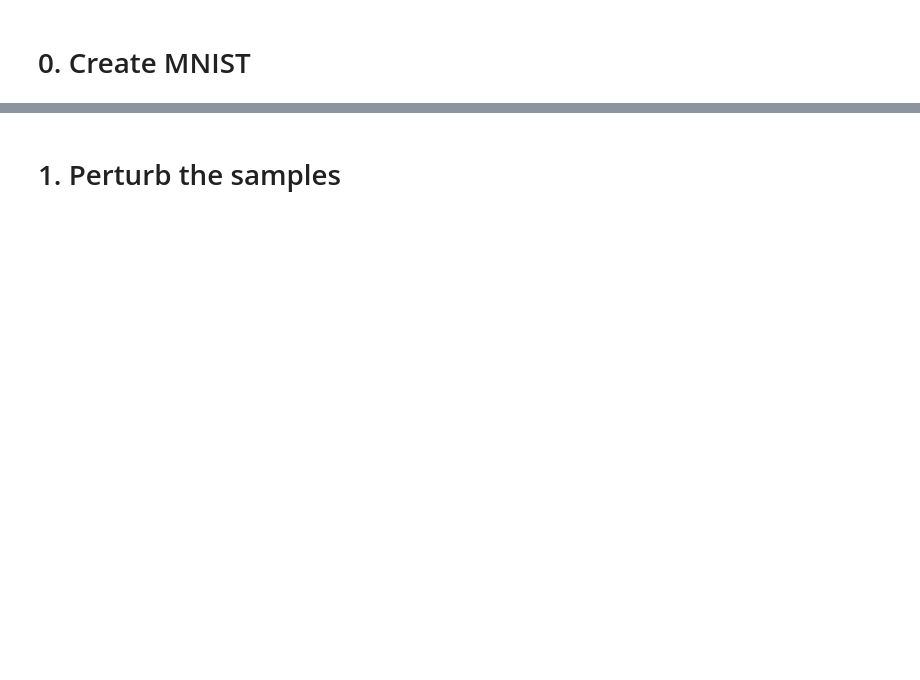
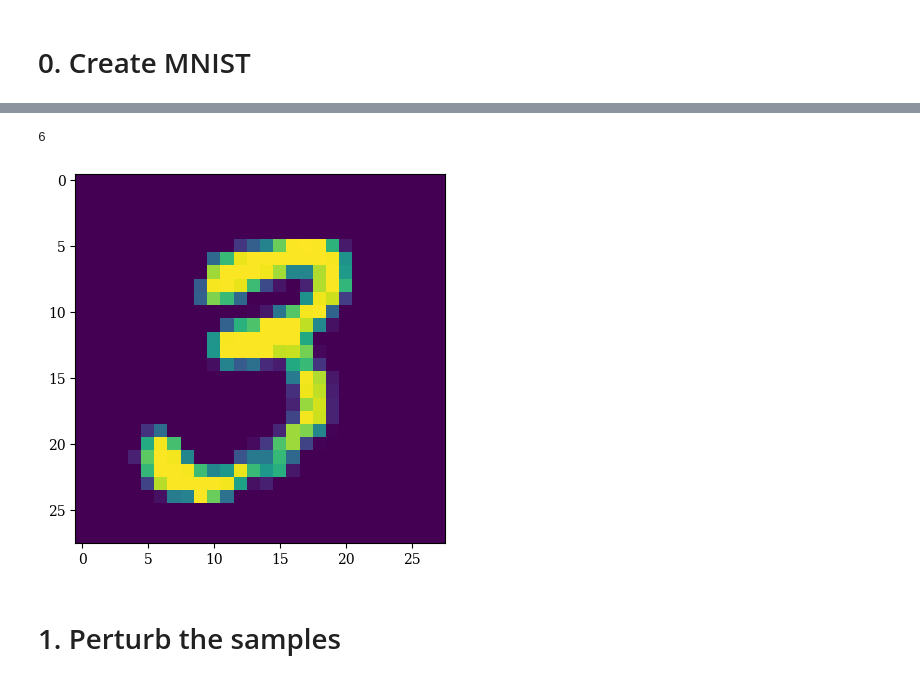
Before and after one commit to MatthewDowicz/PFGM_MNIST, a Jupyter notebook: script_testing.ipynb, the cells around one changed output, grey strips where cells are left out. Drawn from its saved outputs; the diff is of its cells as text; code cells hidden in the pictures; blank space fills up the shorter version.

```diff
--- a/script_testing.ipynb
+++ b/script_testing.ipynb
@@ -69,2 +90,11 @@ samples_batch = batch[0]
+# %%
+cifar_imgs = batch[0]
+cifar_lbls = batch[1]
+
+plt.imshow(cifar_imgs[100])
+print(cifar_lbls[0])
+# %% [output]
+6
+[figure, added]
 # %% [markdown]
 # 1. Perturb the samples
```
Also changed, not shown: parts of 21 cells of this notebook.
